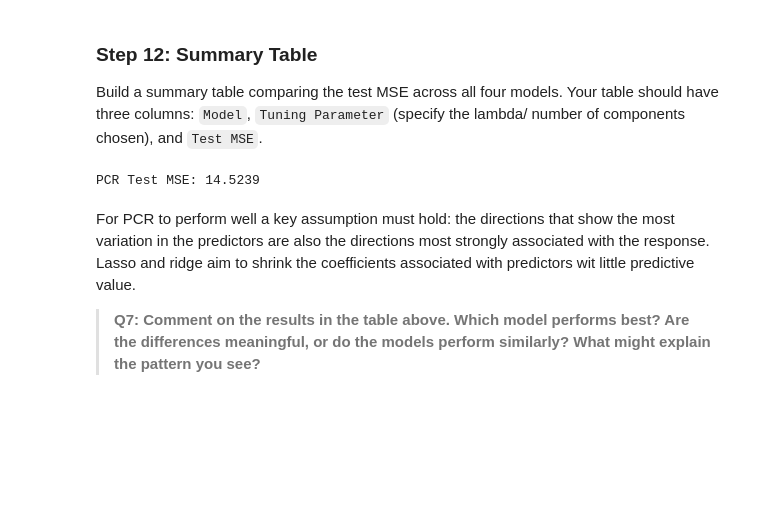
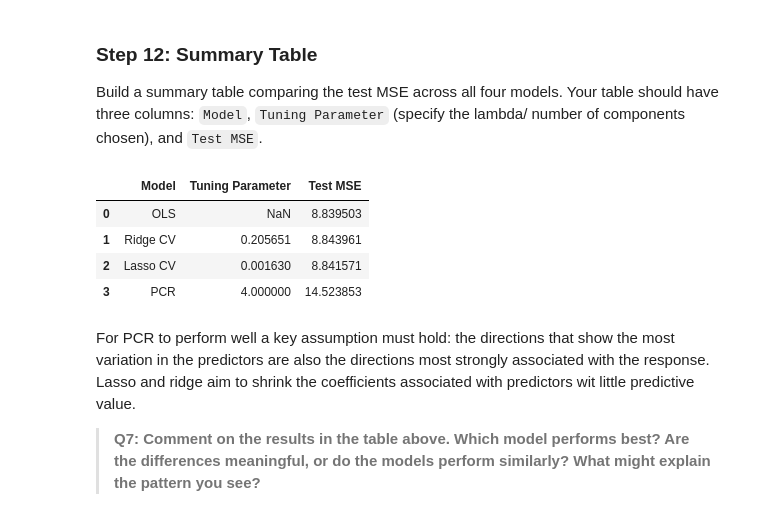
Before and after one commit to IIDonaji/assignment-3, a Jupyter notebook: task1/hw3-task1.ipynb, the cells around one changed output. Drawn from its saved outputs; the diff is of its cells as text; code cells hidden in the pictures; blank space fills up the shorter version.

```diff
--- a/task1/hw3-task1.ipynb
+++ b/task1/hw3-task1.ipynb
@@ -559,12 +561,19 @@ Now that all four models have been fitted and evaluated, bring the results toget
 
 Build a summary table comparing the test MSE across all four models. Your table should have three columns: `Model`, `Tuning Parameter` (specify the lambda/ number of components chosen), and `Test MSE`.
 # %%
-# Predict and calculate MSE
-y_pred_pcr = ols_pcr.predict(X_test_pca)
-mse_pcr = mean_squared_error(y_test, y_pred_pcr)
-print(f"PCR Test MSE: {mse_pcr:.4f}")
+# Summary table comparing all four models
+summary_table = pd.DataFrame({
+    'Model': ['OLS', 'Ridge CV', 'Lasso CV', 'PCR'],
+    'Tuning Parameter': [None, ridge_cv.alpha_, lasso_cv.alpha_, best_k],
+    'Test MSE': [mse_ols, mse_rcv, mse_lcv, mse_pcr]
+})
+summary_table
 # %% [output]
-PCR Test MSE: 14.5239
+|  | Model | Tuning Parameter | Test MSE |
+| 0 | OLS | NaN | 8.839503 |
+| 1 | Ridge CV | 0.205651 | 8.843961 |
+| 2 | Lasso CV | 0.001630 | 8.841571 |
+| 3 | PCR | 4.000000 | 14.523853 |
 # %% [markdown]
 For PCR to perform well a key assumption must hold: the directions that show the most variation in the predictors are also the directions most strongly associated with the response. Lasso and ridge aim to shrink the coefficients associated with predictors wit little predictive value.
 
```
Also changed, not shown: parts of 3 cells of this notebook.
